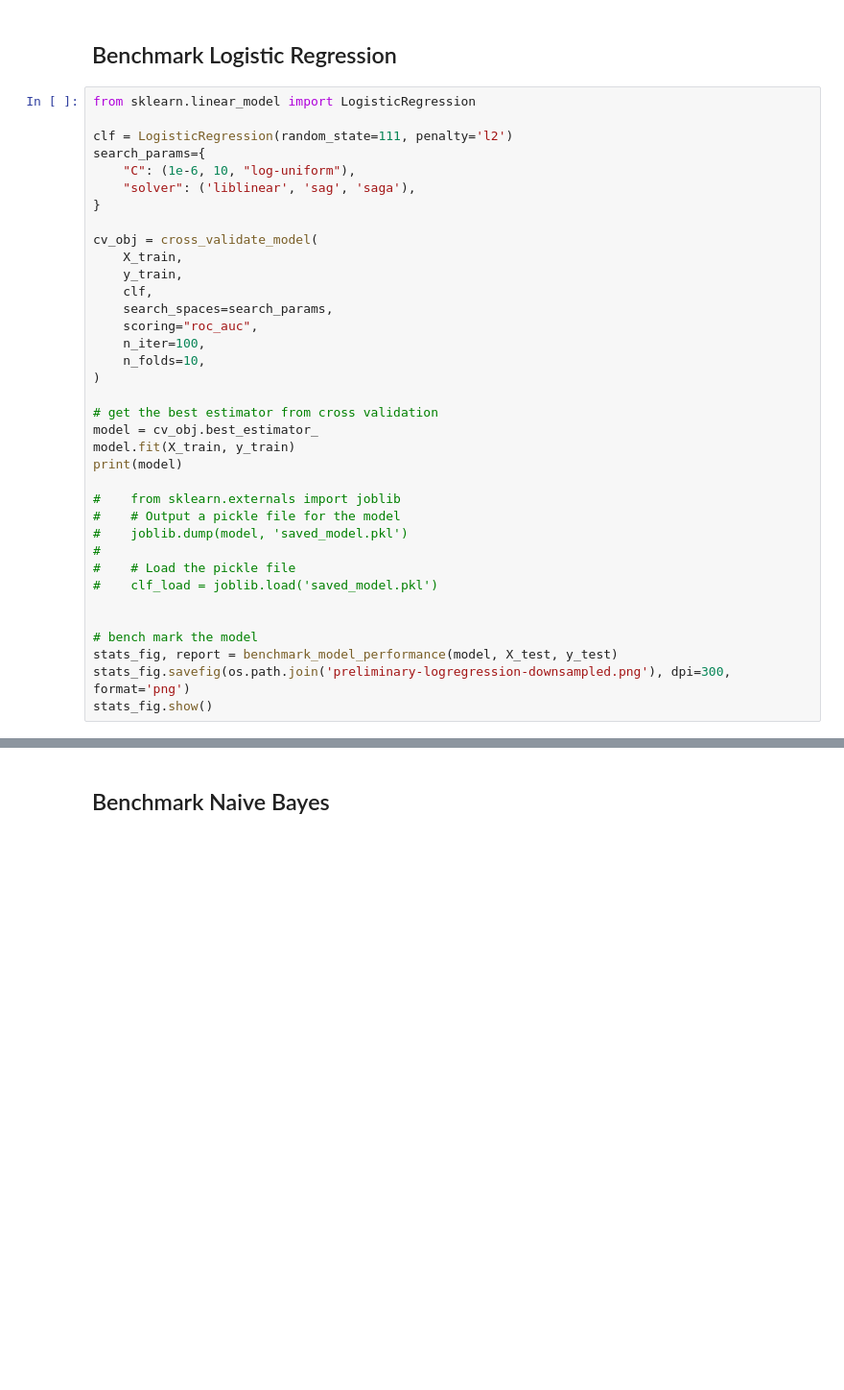
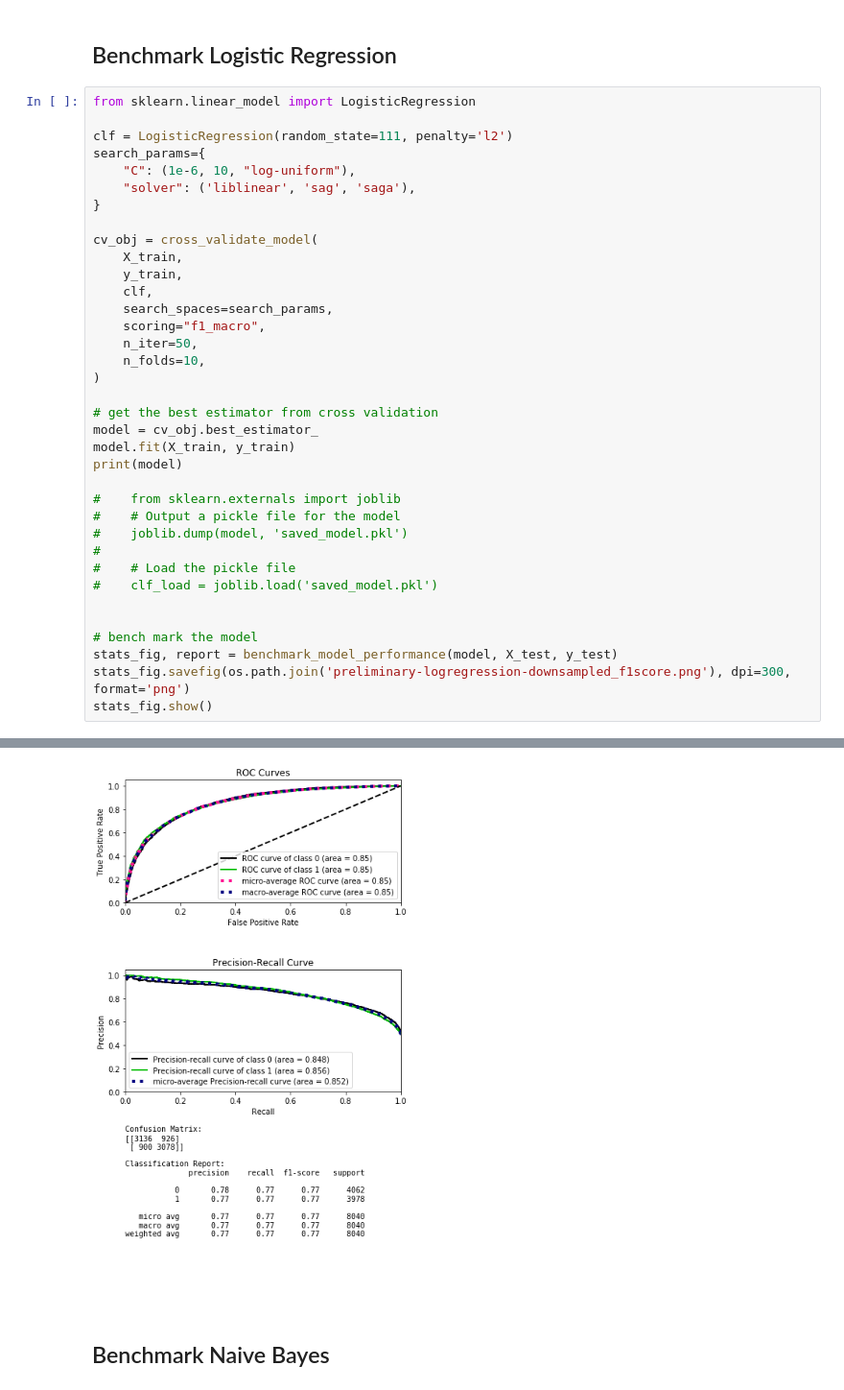
Before and after one commit to adkulas/ECE657A-Data-Modelling, a Jupyter notebook: project/code/preliminary_performance.ipynb, the cells around one changed output, grey strips where cells are left out. Shown: that part at 96% size. Saved outputs shown, nothing was run; the diff lists cells and outputs as text; blank space fills up the shorter version.

Commit message:
update prelim stats

```diff
--- a/project/code/preliminary_performance.ipynb
+++ b/project/code/preliminary_performance.ipynb
@@ -57,8 +57,8 @@ cv_obj = cross_validate_model(
     y_train,
     clf,
     search_spaces=search_params,
-    scoring="roc_auc",
-    n_iter=100,
+    scoring="f1_macro",
+    n_iter=50,
     n_folds=10,
 )
 
@@ -77,7 +77,7 @@ print(model)
 
 # bench mark the model
 stats_fig, report = benchmark_model_performance(model, X_test, y_test)
-stats_fig.savefig(os.path.join('preliminary-logregression-downsampled.png'), dpi=300, format='png')
+stats_fig.savefig(os.path.join('preliminary-logregression-downsampled_f1score.png'), dpi=300, format='png')
 stats_fig.show()
 # %% [output]
 Model #1
@@ -194,3 +117,4 @@ Best params: {'C': 1.0044942234623874e-06, 'solver': 'sag'}
+[figure, added]
 # %% [markdown]
 ## Benchmark Naive Bayes
 # %%
```
Also changed, not shown: parts of 5 cells of this notebook, 3 other files.
